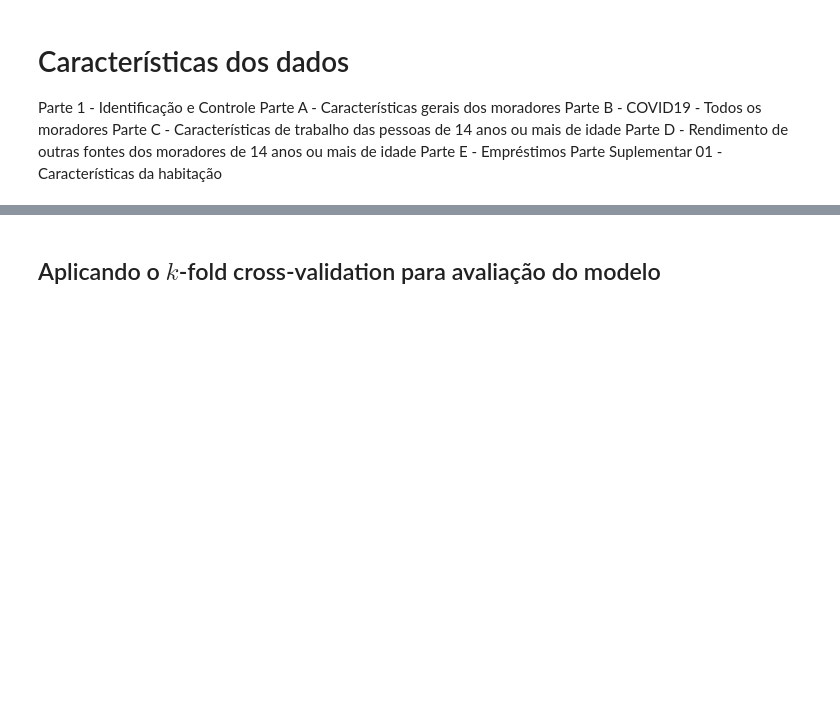
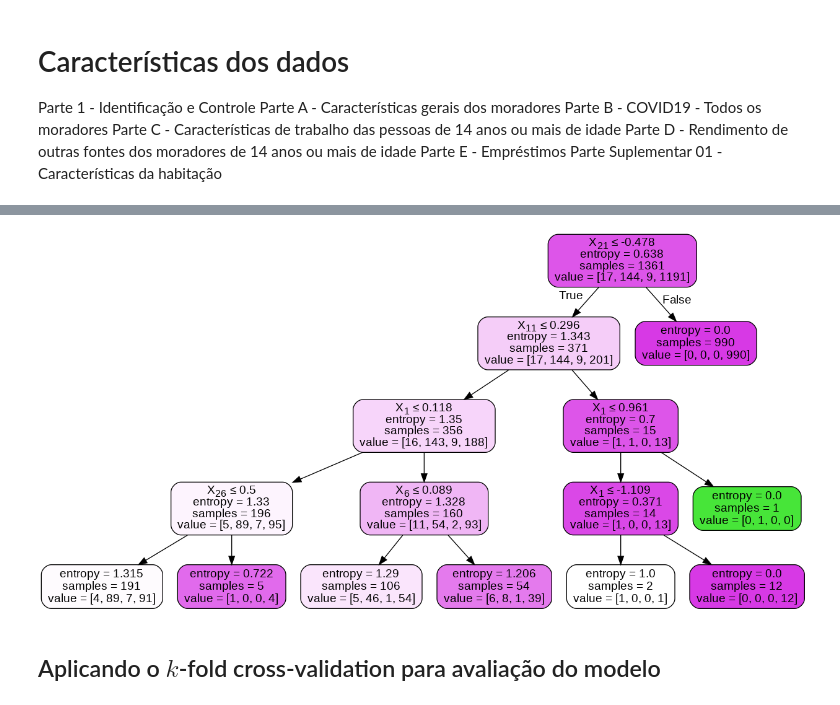
Before and after one commit to CristianoCoelhoSilva/Python, a Jupyter notebook: PNAD_COVID.ipynb, the cells around one changed output, grey strips where cells are left out. Saved outputs shown, nothing was run; the diff lists cells and outputs as text; code cells hidden in the pictures; blank space fills up the shorter version.

```diff
--- a/PNAD_COVID.ipynb
+++ b/PNAD_COVID.ipynb
@@ -39,6 +60,9 @@ from sklearn.preprocessing import StandardScaler, OneHotEncoder
 from sklearn.neighbors import KNeighborsClassifier
 from sklearn.model_selection import train_test_split
 from sklearn.metrics import accuracy_score
+from sklearn.tree import DecisionTreeClassifier
+from sklearn.naive_bayes import GaussianNB
+from sklearn.ensemble import RandomForestClassifier
 
 #Arquivo completo
 #df = pd.read_csv(r"https://raw.githubusercontent.com/CristianoCoelhoSilva/Python/master/Python/covid.csv")
@@ -79,16 +103,18 @@ encoder_imputer_scaled_transformer.fit(X_train)
 X_train_processed = encoder_imputer_scaled_transformer.transform(X_train)
 X_test_processed = encoder_imputer_scaled_transformer.transform(X_test)
 
-# Treina o algoritmo knn com k = 3
-knn = KNeighborsClassifier(n_neighbors = 3)
+# Algoritimos
+#clf = KNeighborsClassifier(n_neighbors = 3)
+#clf = DecisionTreeClassifier(criterion="entropy", max_depth=4)
+#clf = GaussianNB()
+clf = RandomForestClassifier()
 
-knn.fit(X_train_processed, y_train)
+clf.fit(X_train_processed, y_train)
 
 # Avalia a performance do algoritmo utilizando a métrica de accuracy
-y_pred = knn.predict(X_test_processed)
+y_pred = clf.predict(X_test_processed)
 
-accuracy = accuracy_score(y_true = y_test,
-                          y_pred = y_pred)
+accuracy = accuracy_score(y_true = y_test, y_pred = y_pred)
 
 accuracy
 # %% [output]
@@ -120,3 +122,14 @@ Para predizer se uma pessoa tem a possibilidade de ser internada vamos revomer a
+# %%
+confusion_matrix(y_test, y_pred)
+
+dot_data = StringIO()
+export_graphviz(clf, out_file=dot_data,
+                filled=True, rounded=True,
+                special_characters=True)
+graph = pydotplus.graph_from_dot_data(dot_data.getvalue())
+Image(graph.create_png())
+# %% [output]
+[figure, added]
 # %% [markdown]
 ## Aplicando o $k$-fold cross-validation para avaliação do modelo
 # %% [markdown]
```
Also changed, not shown: parts of 4 cells of this notebook.
